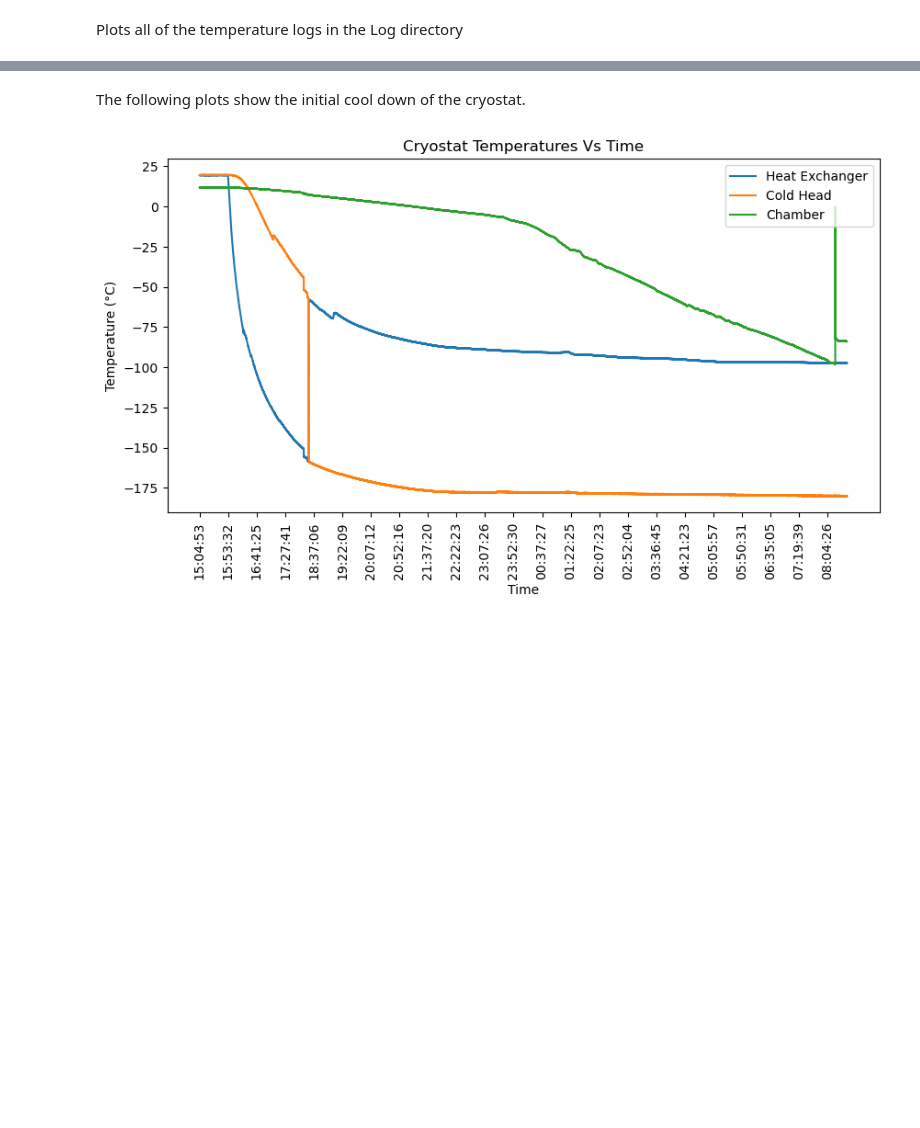
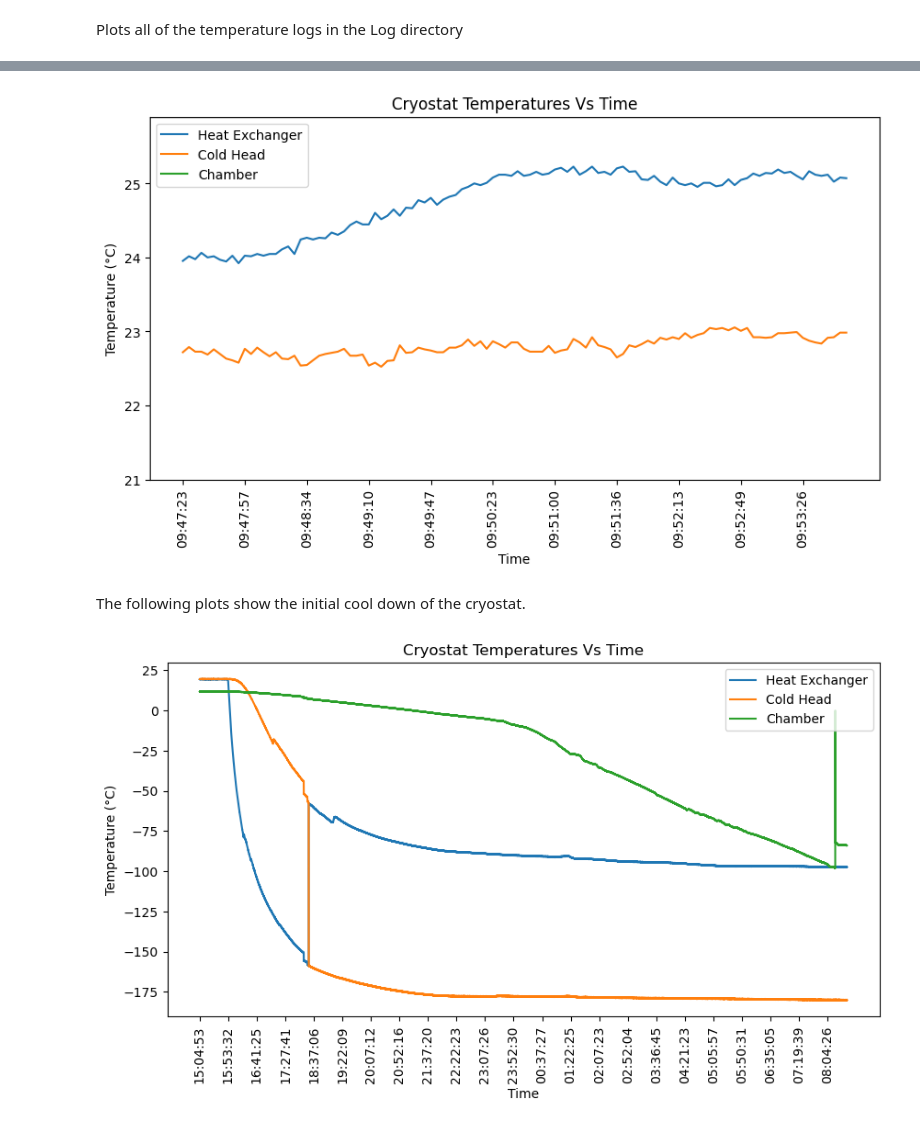
Before and after one commit to Zepeng/SlowControl-Probe, a Jupyter notebook: data ploting.ipynb, the cells around one changed output, grey strips where cells are left out. Cells and saved outputs as stored; diff of their text form; code cells hidden in the pictures; blank space fills up the shorter version.

```diff
--- a/data ploting.ipynb
+++ b/data ploting.ipynb
@@ -93,3 +111,17 @@ p_plot(t[0],[HeatEx_data,ColdHead_data,Chamber_data],title,lin_names,tics)
+# %%
+Time_data=[]
+HeatEx_data=[]
+ColdHead_data=[]
+Chamber_data=[]
+t=[]
+target_dir=ROOT_DIR+"/Logs/"
+lin_names=["Heat Exchanger","Cold Head","Chamber"]
+title="Cryostat Temperatures Vs Time"
+data_read_2(target_dir,dir_list[-1:],[Time_data,HeatEx_data,ColdHead_data,Chamber_data,t])
+tics=get_tics(Time_data,10)
+p_plot(t[0],[HeatEx_data,ColdHead_data,Chamber_data],title,lin_names,tics)
+# %% [output]
+[figure, added]
 # %% [markdown]
 The following plots show the initial cool down of the cryostat.
 # %%
```
Also changed, not shown: parts of 5 cells of this notebook.
